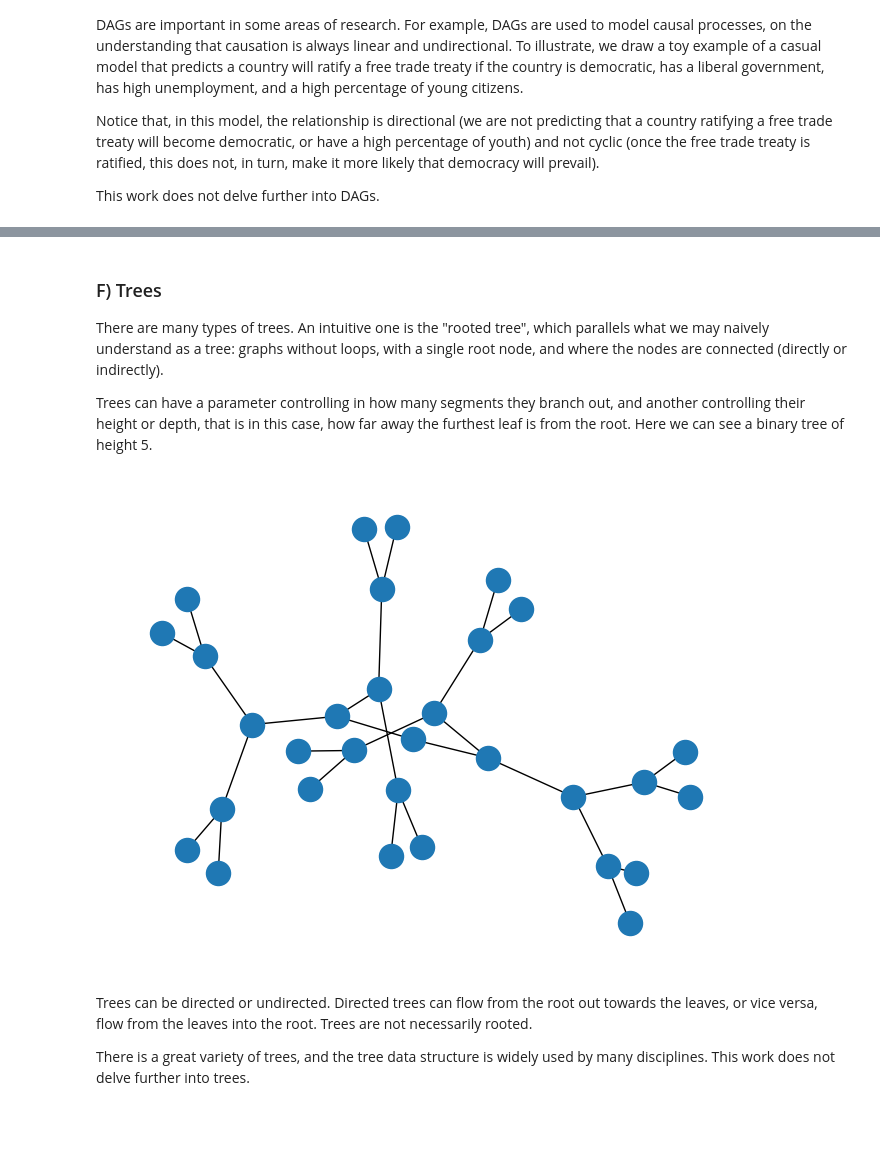
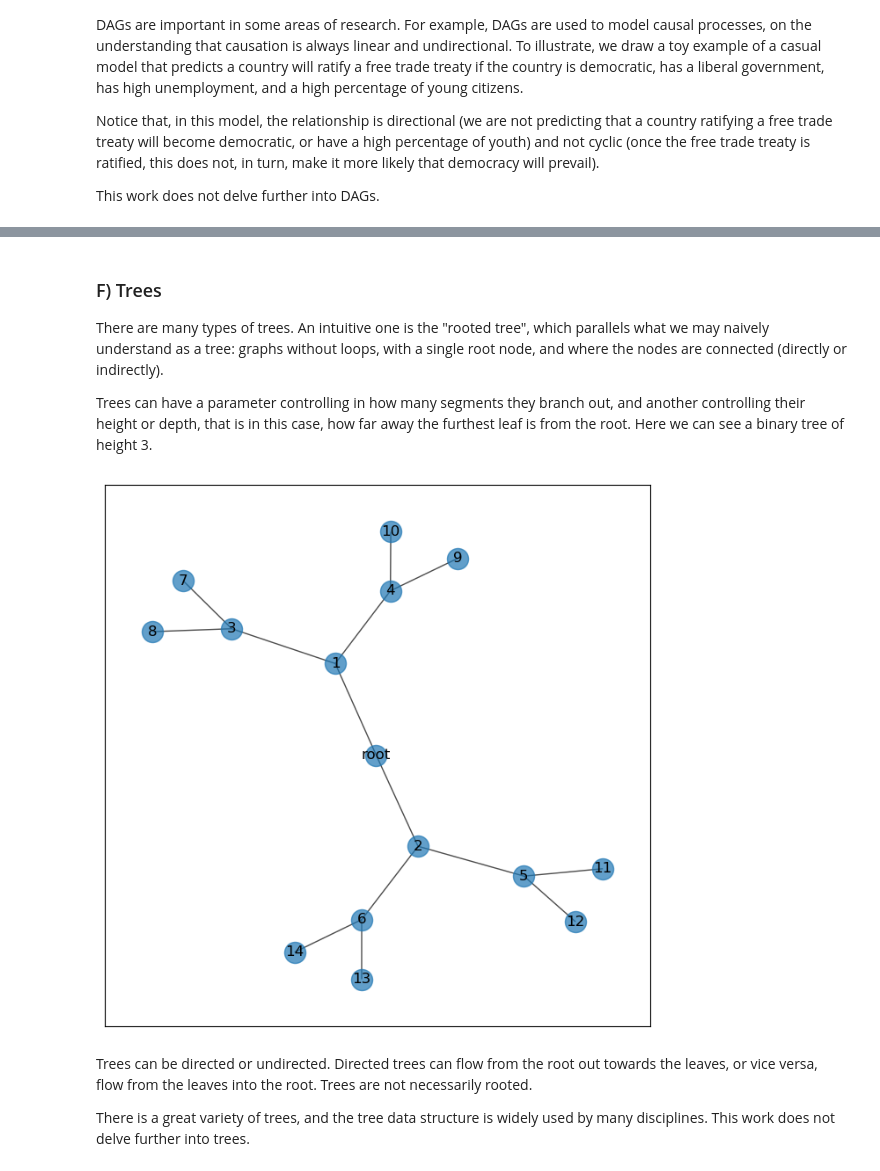
Before and after one commit to maastrichtlawtech/legalnetworkanalysis_textbook, a Jupyter notebook: Chapter_1_Introduction.ipynb, the cells around one changed output, grey strips where cells are left out. Saved outputs shown, nothing was run; the diff lists cells and outputs as text; code cells hidden in the pictures; blank space fills up the shorter version.

Commit message:
aesthetic improvements improved helper function draw spring at src/helper.py corrected tree to be a proper rooted tree warnings filtered

```diff
--- a/Chapter_1_Introduction.ipynb
+++ b/Chapter_1_Introduction.ipynb
@@ -157,12 +159,15 @@ draw_spring(g_dag)
 
 There are many types of trees. An intuitive one is the "rooted tree", which parallels what we may naively understand as a tree: graphs without loops, with a single root node, and where the nodes are connected (directly or indirectly).
 
-Trees can have a parameter controlling in how many segments they branch out, and another controlling their height or depth, that is in this case, how far away the furthest leaf is from the root. Here we can see a binary tree of height 5.
+Trees can have a parameter controlling in how many segments they branch out, and another controlling their height or depth, that is in this case, how far away the furthest leaf is from the root. Here we can see a binary tree of height 3.
 # %%
-g_tree = nx.balanced_tree(r = 2, h= 4)
-nx.draw(g_tree)
+g_tree = nx.Graph()
+g_tree.add_nodes_from(["root", 1, 2, 3, 4, 5, 6, 7, 8, 9, 10, 11, 12, 13, 14])
+g_tree.add_edges_from([("root",1),("root",2),(1,3),(1,4),(2,5),(2,6),(3,7),(3,8),
+                       (4,9),(4,10),(5,11),(5,12),(6,13),(6,14)])
+draw_spring(g_tree)
 # %% [output]
-[figure, old version]
+[figure, new version]
 # %% [markdown]
 Trees can be directed or undirected. Directed trees can flow from the root out towards the leaves, or vice versa, flow from the leaves into the root. Trees are not necessarily rooted.
 
```
Also changed, not shown: parts of 5 cells of this notebook, 1 other file.
